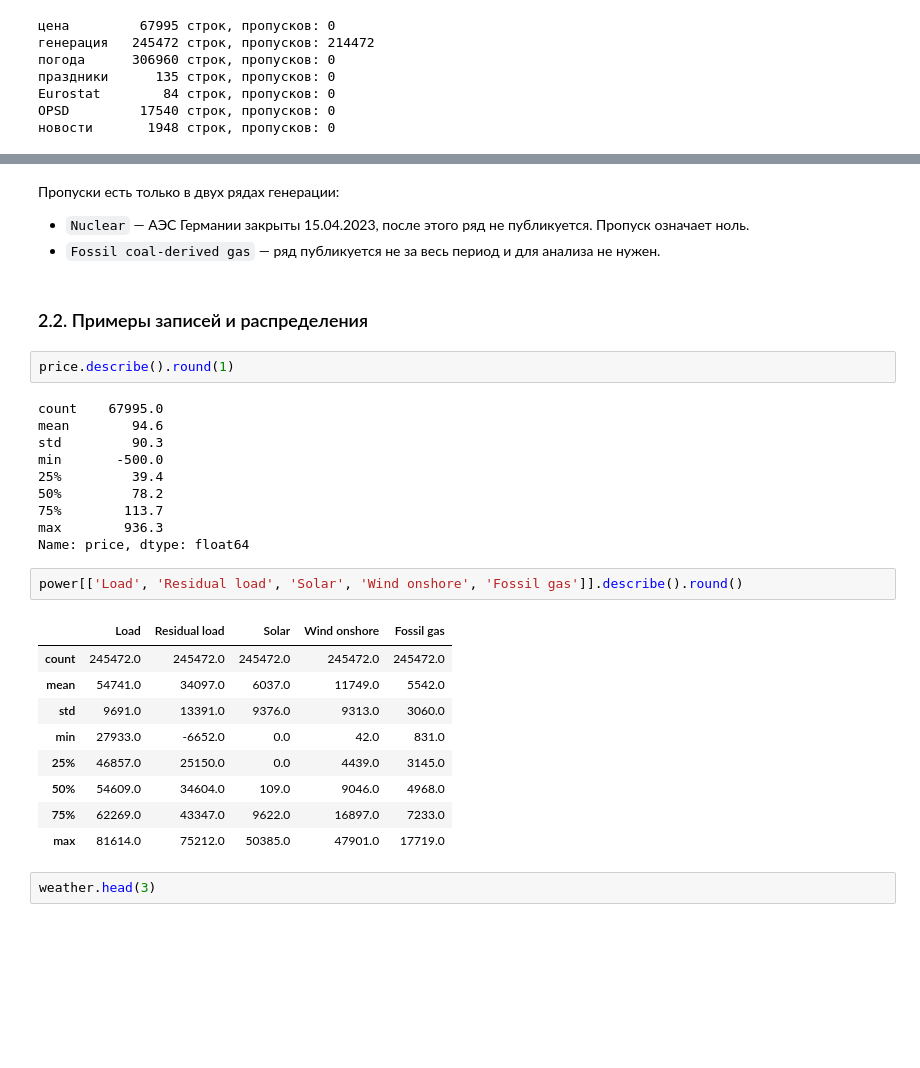
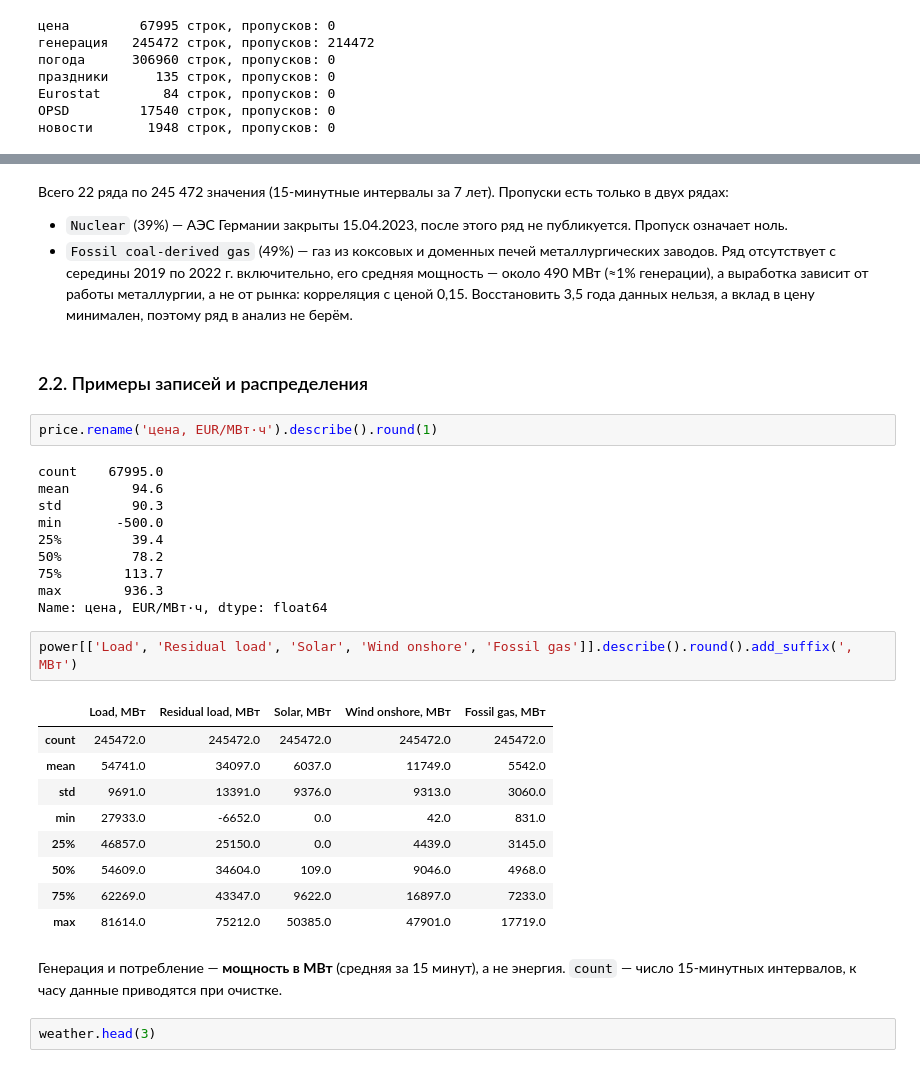
Before and after one commit to Isnob/tobd-coursework, a Jupyter notebook: 03_data_preparation.ipynb, the cells around one changed output, grey strips where cells are left out. Drawn from its saved outputs; the diff is of its cells as text; blank space fills up the shorter version.

```diff
--- a/03_data_preparation.ipynb
+++ b/03_data_preparation.ipynb
@@ -54,11 +68,11 @@ dtype: int64
 # %% [markdown]
-Пропуски есть только в двух рядах генерации:
-- `Nuclear` — АЭС Германии закрыты 15.04.2023, после этого ряд не публикуется. Пропуск означает ноль.
-- `Fossil coal-derived gas` — ряд публикуется не за весь период и для анализа не нужен.
+Всего 22 ряда по 245 472 значения (15-минутные интервалы за 7 лет). Пропуски есть только в двух рядах:
+- `Nuclear` (39%) — АЭС Германии закрыты 15.04.2023, после этого ряд не публикуется. Пропуск означает ноль.
+- `Fossil coal-derived gas` (49%) — газ из коксовых и доменных печей металлургических заводов. Ряд отсутствует с середины 2019 по 2022 г. включительно, его средняя мощность — около 490 МВт (≈1% генерации), а выработка зависит от работы металлургии, а не от рынка: корреляция с ценой 0,15. Восстановить 3,5 года данных нельзя, а вклад в цену минимален, поэтому ряд в анализ не берём.
 # %% [markdown]
 ### 2.2. Примеры записей и распределения
 # %%
-price.describe().round(1)
+price.rename('цена, EUR/МВт·ч').describe().round(1)
 # %% [output]
 count    67995.0
 mean        94.6
@@ -68,11 +82,11 @@ min       -500.0
 50%         78.2
 75%        113.7
 max        936.3
-Name: price, dtype: float64
+Name: цена, EUR/МВт·ч, dtype: float64
 # %%
-power[['Load', 'Residual load', 'Solar', 'Wind onshore', 'Fossil gas']].describe().round()
+power[['Load', 'Residual load', 'Solar', 'Wind onshore', 'Fossil gas']].describe().round().add_suffix(', МВт')
 # %% [output]
-|  | Load | Residual load | Solar | Wind onshore | Fossil gas |
+|  | Load, МВт | Residual load, МВт | Solar, МВт | Wind onshore, МВт | Fossil gas, МВт |
 | count | 245472.0 | 245472.0 | 245472.0 | 245472.0 | 245472.0 |
 | mean | 54741.0 | 34097.0 | 6037.0 | 11749.0 | 5542.0 |
 | std | 9691.0 | 13391.0 | 9376.0 | 9313.0 | 3060.0 |
@@ -81,6 +95,8 @@ power[['Load', 'Residual load', 'Solar', 'Wind onshore', 'Fossil gas']].describe
 | 50% | 54609.0 | 34604.0 | 109.0 | 9046.0 | 4968.0 |
 | 75% | 62269.0 | 43347.0 | 9622.0 | 16897.0 | 7233.0 |
 | max | 81614.0 | 75212.0 | 50385.0 | 47901.0 | 17719.0 |
+# %% [markdown]
+Генерация и потребление — **мощность в МВт** (средняя за 15 минут), а не энергия. `count` — число 15-минутных интервалов, к часу данные приводятся при очистке.
 # %%
 weather.head(3)
 # %% [output]
```
Also changed, not shown: parts of 3 cells of this notebook.
